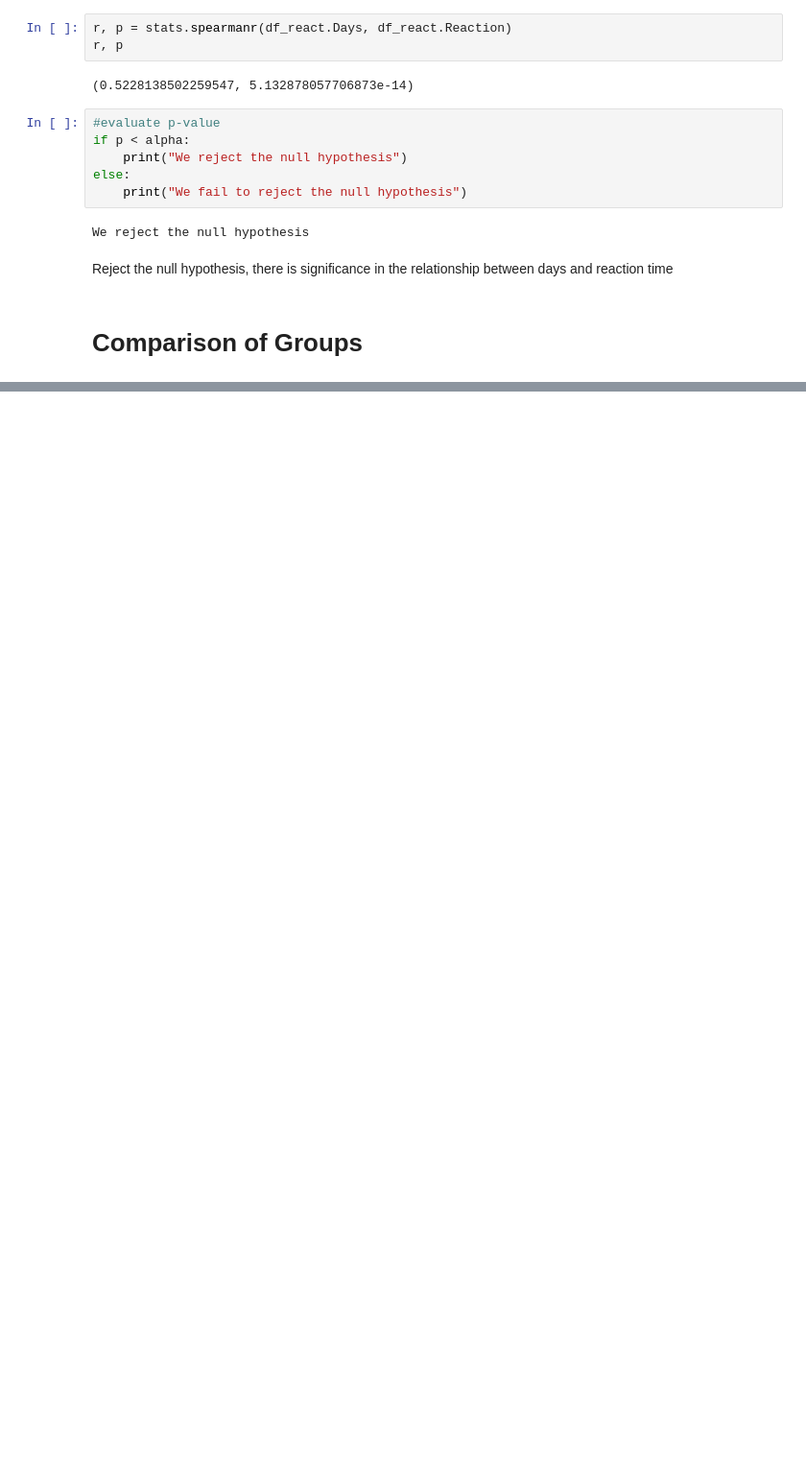
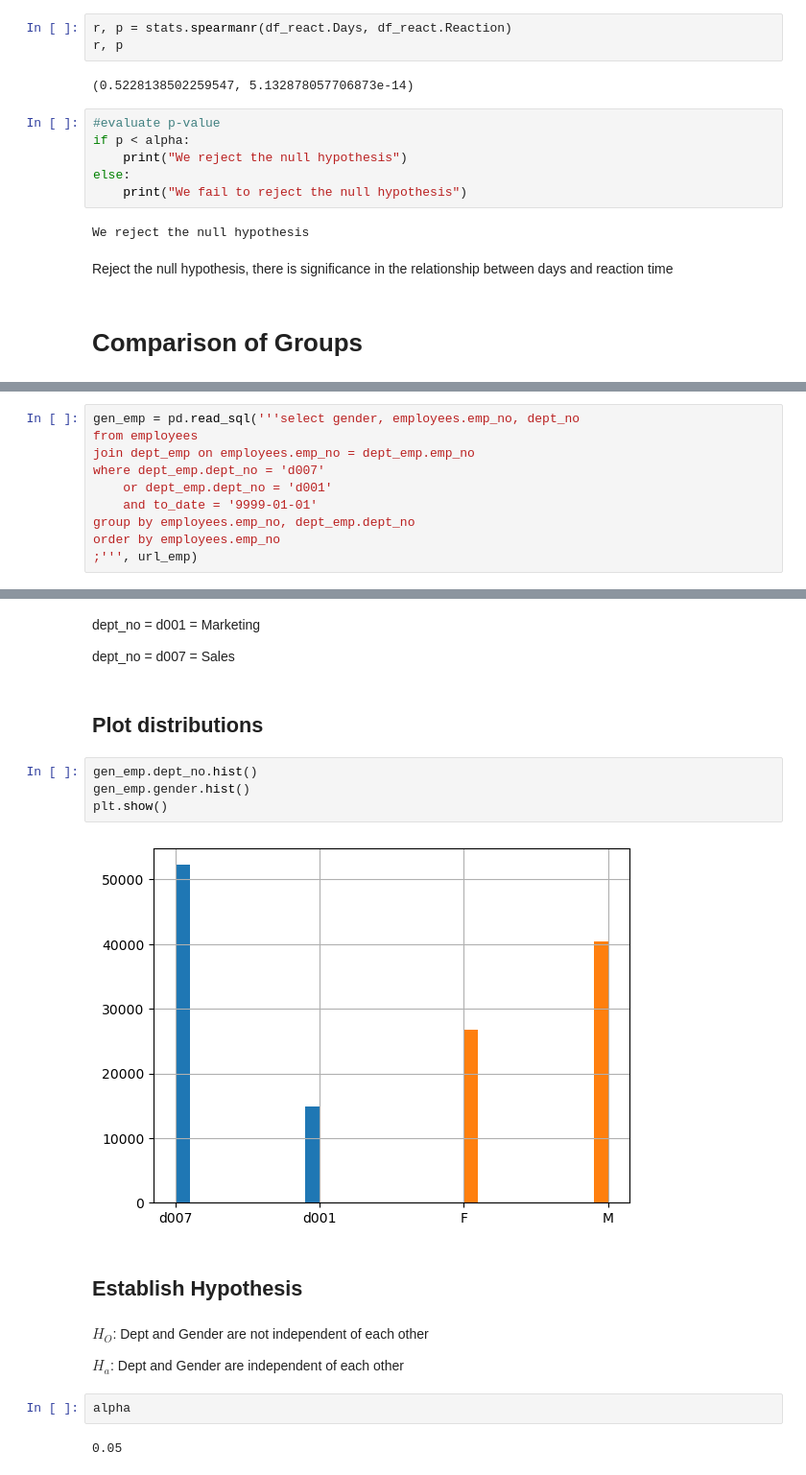
Before and after one commit to lewisalexia/simulation_exercises, a Jupyter notebook: hypothesis_testing.ipynb, the cells around one changed output, grey strips where cells are left out. Shown at 96% size. Cells and saved outputs as stored; diff of their text form; blank space fills up the shorter version.

```diff
--- a/hypothesis_testing.ipynb
+++ b/hypothesis_testing.ipynb
@@ -1004,0 +1213,10 @@ Do people with dogs live in apartments more than people with cats?
+# %%
+gen_emp = pd.read_sql('''select gender, employees.emp_no, dept_no
+from employees
+join dept_emp on employees.emp_no = dept_emp.emp_no
+where dept_emp.dept_no = 'd007'
+	or dept_emp.dept_no = 'd001'
+    and to_date = '9999-01-01'
+group by employees.emp_no, dept_emp.dept_no
+order by employees.emp_no
+;''', url_emp)
@@ -1004,0 +1232,23 @@ Do people with dogs live in apartments more than people with cats?
+# %% [markdown]
+dept_no = d001 = Marketing
+
+dept_no = d007 = Sales
+# %% [markdown]
+
+## Plot distributions
+# %%
+gen_emp.dept_no.hist()
+gen_emp.gender.hist()
+plt.show()
+# %% [output]
+[figure, added]
+# %% [markdown]
+## Establish Hypothesis
+# %% [markdown]
+$H_O$: Dept and Gender are not independent of each other
+
+$H_a$: Dept and Gender are independent of each other
+# %%
+alpha
+# %% [output]
+0.05
```
Also changed, not shown: parts of 74 cells of this notebook.
